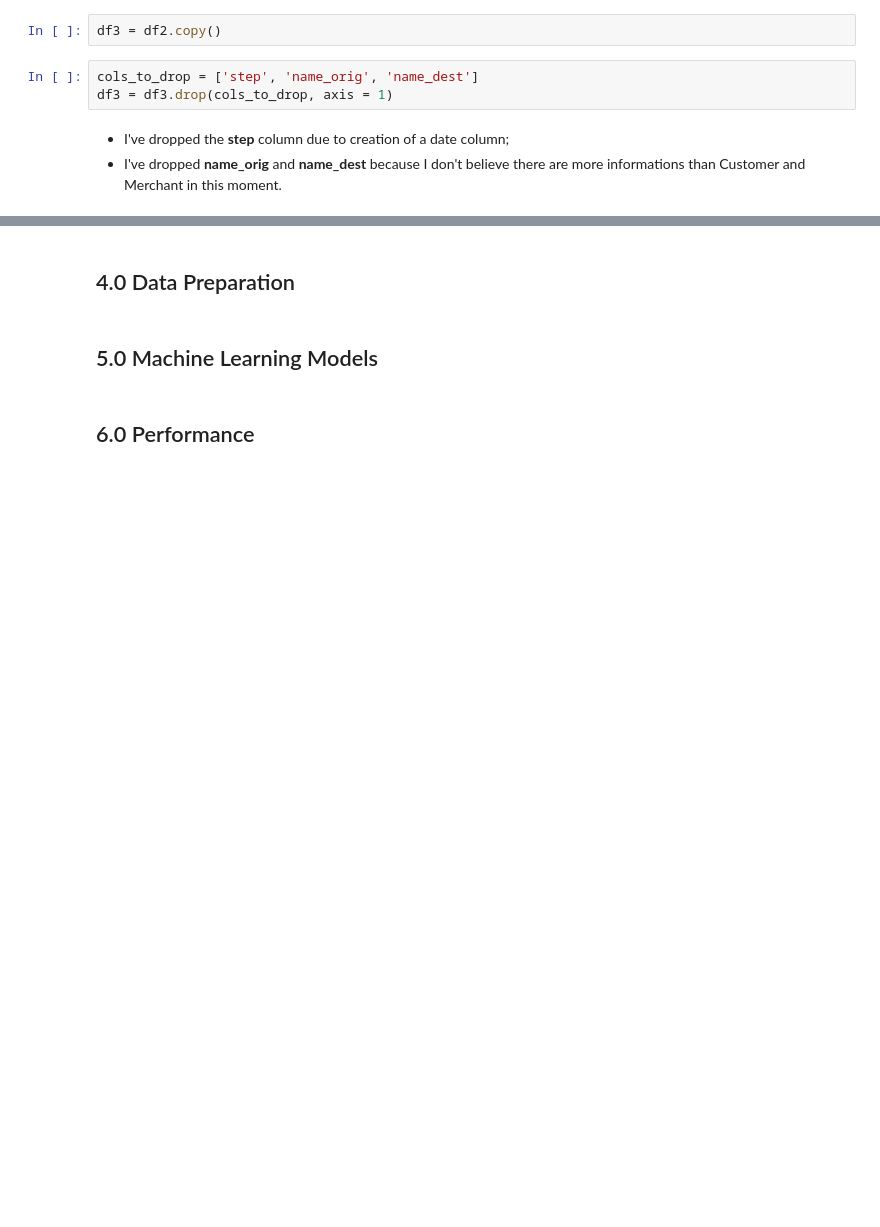
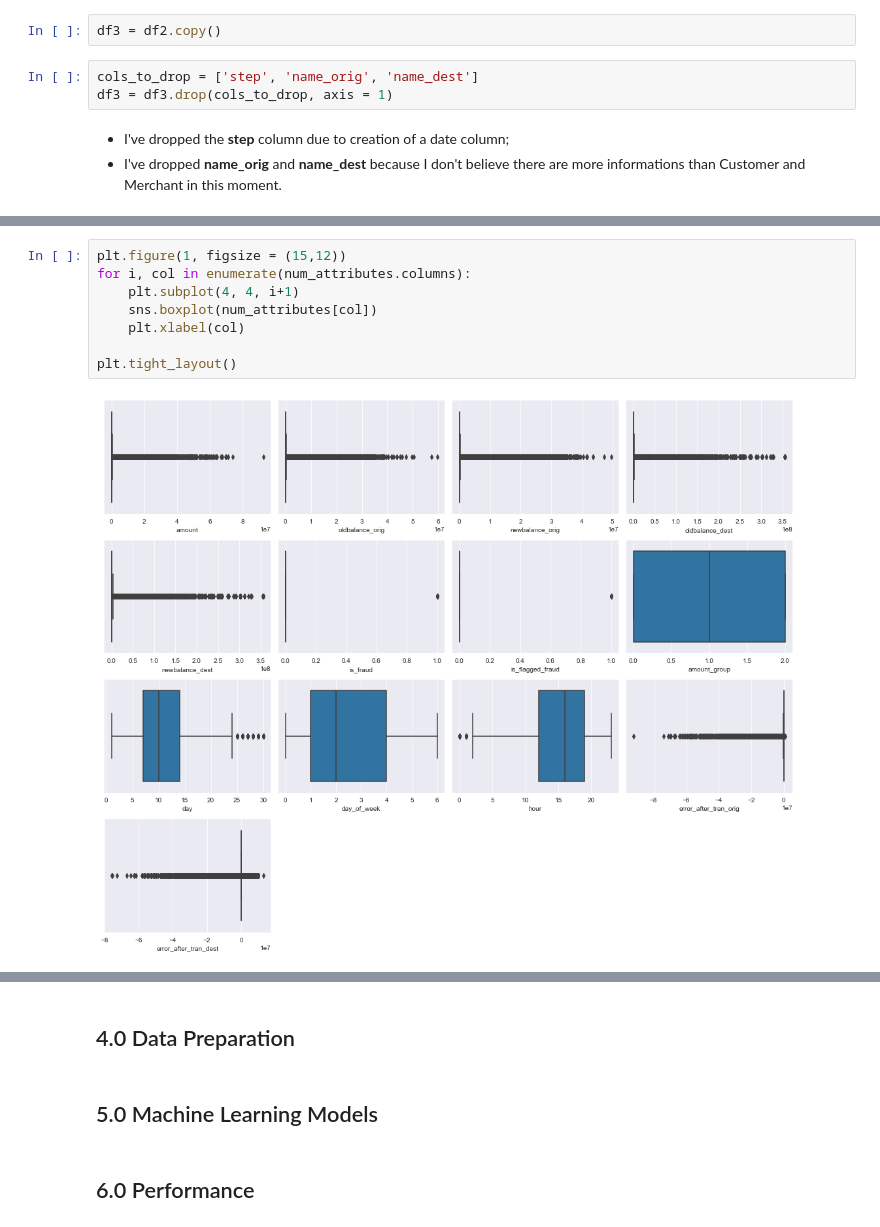
Before and after one commit to jooaobrum/blocker-fraud-company, a Jupyter notebook: notebooks/blocker_fraud_company.ipynb, the cells around one changed output, grey strips where cells are left out. Drawn from its saved outputs; the diff is of its cells as text; blank space fills up the shorter version.

```diff
--- a/notebooks/blocker_fraud_company.ipynb
+++ b/notebooks/blocker_fraud_company.ipynb
@@ -310,0 +400,10 @@ df3 = df3.drop(cols_to_drop, axis = 1)
+# %%
+plt.figure(1, figsize = (15,12))
+for i, col in enumerate(num_attributes.columns):
+    plt.subplot(4, 4, i+1)
+    sns.boxplot(num_attributes[col])
+    plt.xlabel(col)
+
+plt.tight_layout()
+# %% [output]
+[figure, added]
```
Also changed, not shown: parts of 108 cells of this notebook.
